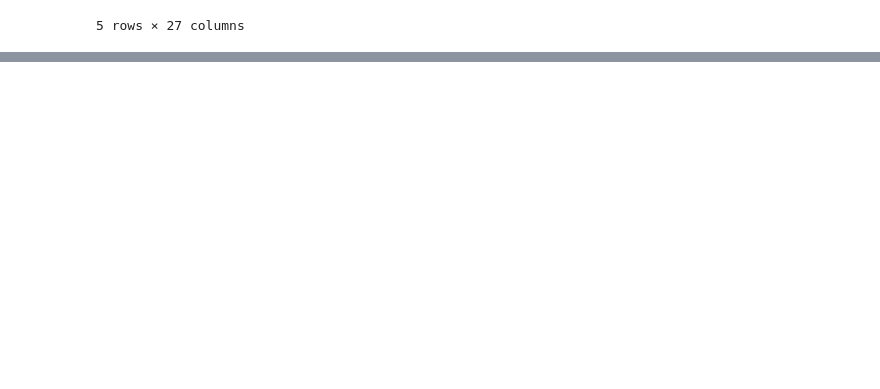
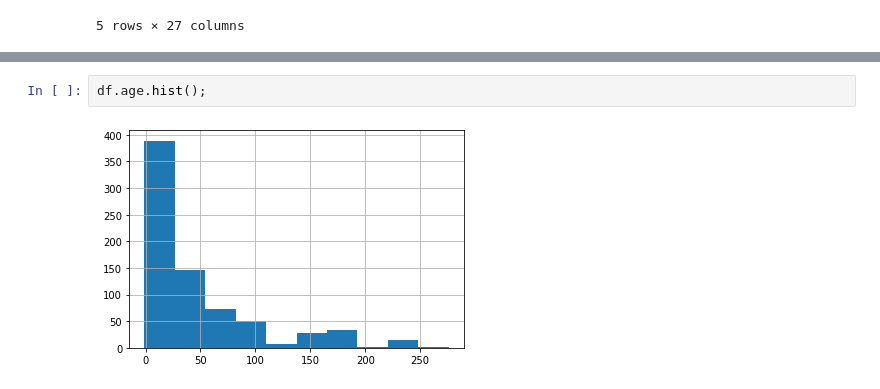
Before and after one commit to akila789/Glassdoor_Salary_Analysis, a Jupyter notebook: Glassdoor salary EDA.ipynb, the cells around one changed output, grey strips where cells are left out. Saved outputs shown, nothing was run; the diff lists cells and outputs as text; blank space fills up the shorter version.

```diff
--- a/Glassdoor salary EDA.ipynb
+++ b/Glassdoor salary EDA.ipynb
@@ -17,0 +144,4 @@ df.head()
+# %%
+df.age.hist();
+# %% [output]
+[figure, added]
```
Also changed, not shown: parts of 36 cells of this notebook.
